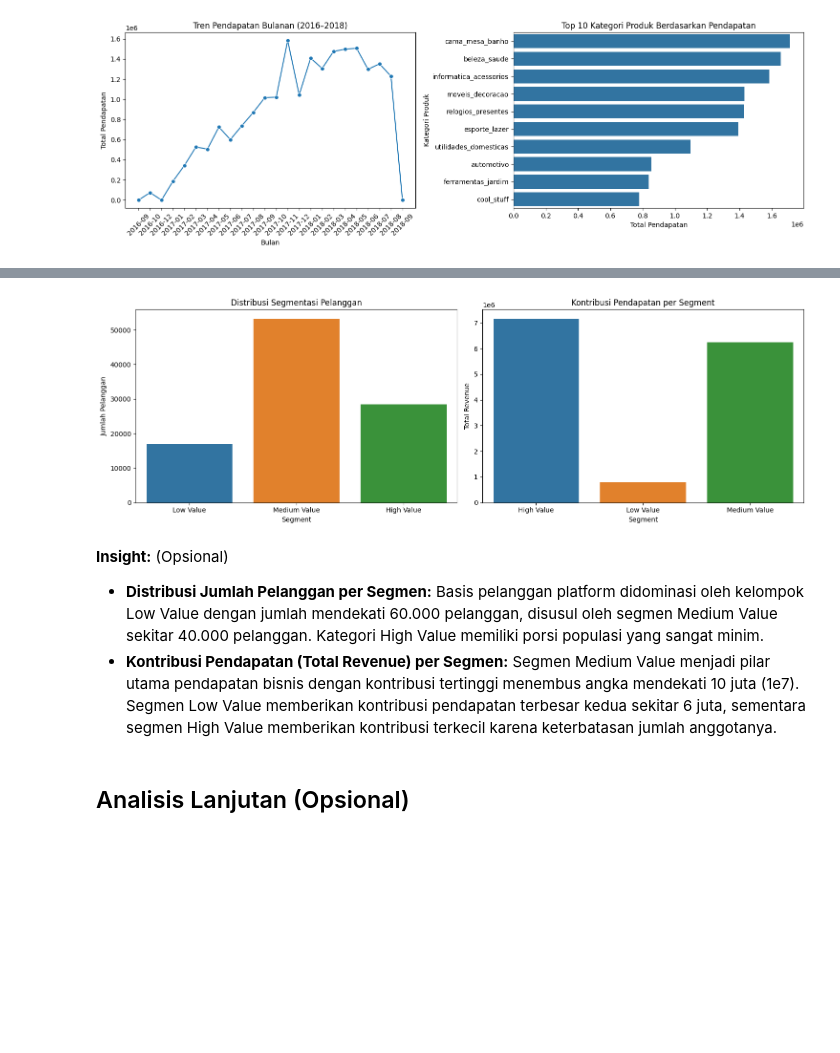
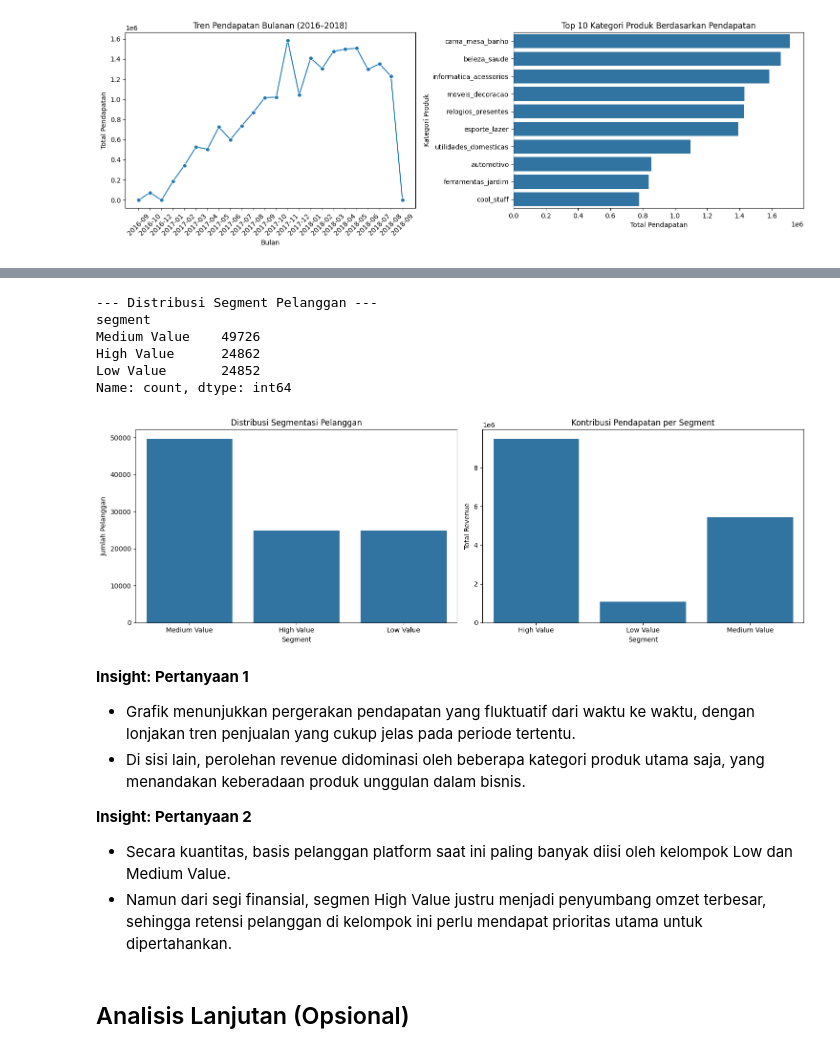
Before and after one commit to faizinnoval/analisis-data-by-asah, a Jupyter notebook: Proyek_Analisis_Data.ipynb, the cells around one changed output, grey strips where cells are left out. Cells and saved outputs as stored; diff of their text form; code cells hidden in the pictures; blank space fills up the shorter version.

Commit message:
fix: perbaikan kriteria utama

```diff
--- a/Proyek_Analisis_Data.ipynb
+++ b/Proyek_Analisis_Data.ipynb
@@ -743,41 +441,63 @@ plt.show()
+# %%
+# 4. Segmentasi pelanggan berdasarkan Monetary (lebih efisien)
+
+# Menghitung threshold quantile terlebih dahulu (biar tidak dihitung berulang)
+q25 = rfm['monetary'].quantile(0.25)
+q75 = rfm['monetary'].quantile(0.75)
+
+# Fungsi untuk menentukan segmentasi
+def segment_customer(m):
+    if m >= q75:
+        return "High Value"
+    elif m >= q25:
+        return "Medium Value"
+    else:
+        return "Low Value"
+
+# Menerapkan segmentasi ke dataset RFM
+rfm['segment'] = rfm['monetary'].apply(segment_customer)
+
+# Menampilkan distribusi segmentasi
+print("\n--- Distribusi Segment Pelanggan ---")
+print(rfm['segment'].value_counts())
+# %% [output]
+--- Distribusi Segment Pelanggan ---
+segment
+Medium Value    49726
+High Value      24862
+Low Value       24852
+Name: count, dtype: int64
 # %%
-plt.figure(figsize=(15, 5))
+plt.figure(figsize=(15,5))
 
 # Visualisasi 1: Distribusi pelanggan
 plt.subplot(1, 2, 1)
-sns.countplot(
-    data=rfm_df,
-    x='customer_segment',
-    hue='customer_segment',
-    legend=False
-)
+sns.countplot(data=rfm, x='segment')
 plt.title("Distribusi Segmentasi Pelanggan")
 plt.xlabel("Segment")
 plt.ylabel("Jumlah Pelanggan")
 
 # Visualisasi 2: Kontribusi revenue
-segment_revenue = rfm_df.groupby('customer_segment')['monetary'].sum().reset_index()
+segment_revenue = rfm.groupby('segment')['monetary'].sum().reset_index()
 
 plt.subplot(1, 2, 2)
-sns.barplot(
-    data=segment_revenue,
-    x='customer_segment',
-    y='monetary',
-    hue='customer_segment',
-    legend=False
-)
+sns.barplot(data=segment_revenue, x='segment', y='monetary')
 plt.title("Kontribusi Pendapatan per Segment")
 plt.xlabel("Segment")
 plt.ylabel("Total Revenue")
 
 plt.tight_layout()
 plt.show()
 # %% [output]
-[figure, old version]
+[figure, new version]
-# %% [markdown]
-**Insight:** (Opsional)
-*   **Distribusi Jumlah Pelanggan per Segmen:** Basis pelanggan platform didominasi oleh kelompok Low Value dengan jumlah mendekati 60.000 pelanggan, disusul oleh segmen Medium Value sekitar 40.000 pelanggan. Kategori High Value memiliki porsi populasi yang sangat minim.
-*   **Kontribusi Pendapatan (Total Revenue) per Segmen:** Segmen Medium Value menjadi pilar utama pendapatan bisnis dengan kontribusi tertinggi menembus angka mendekati 10 juta (1e7). Segmen Low Value memberikan kontribusi pendapatan terbesar kedua sekitar 6 juta, sementara segmen High Value memberikan kontribusi terkecil karena keterbatasan jumlah anggotanya.
+# %% [markdown]
+**Insight: Pertanyaan 1**
+- Grafik menunjukkan pergerakan pendapatan yang fluktuatif dari waktu ke waktu, dengan lonjakan tren penjualan yang cukup jelas pada periode tertentu.
+- Di sisi lain, perolehan revenue didominasi oleh beberapa kategori produk utama saja, yang menandakan keberadaan produk unggulan dalam bisnis.
+
+**Insight: Pertanyaan 2**
+- Secara kuantitas, basis pelanggan platform saat ini paling banyak diisi oleh kelompok Low dan Medium Value.
+- Namun dari segi finansial, segmen High Value justru menjadi penyumbang omzet terbesar, sehingga retensi pelanggan di kelompok ini perlu mendapat prioritas utama untuk dipertahankan.
 # %% [markdown]
 ## Analisis Lanjutan (Opsional)
 # %%
```
Also changed, not shown: parts of 52 cells of this notebook, 2 other files.
